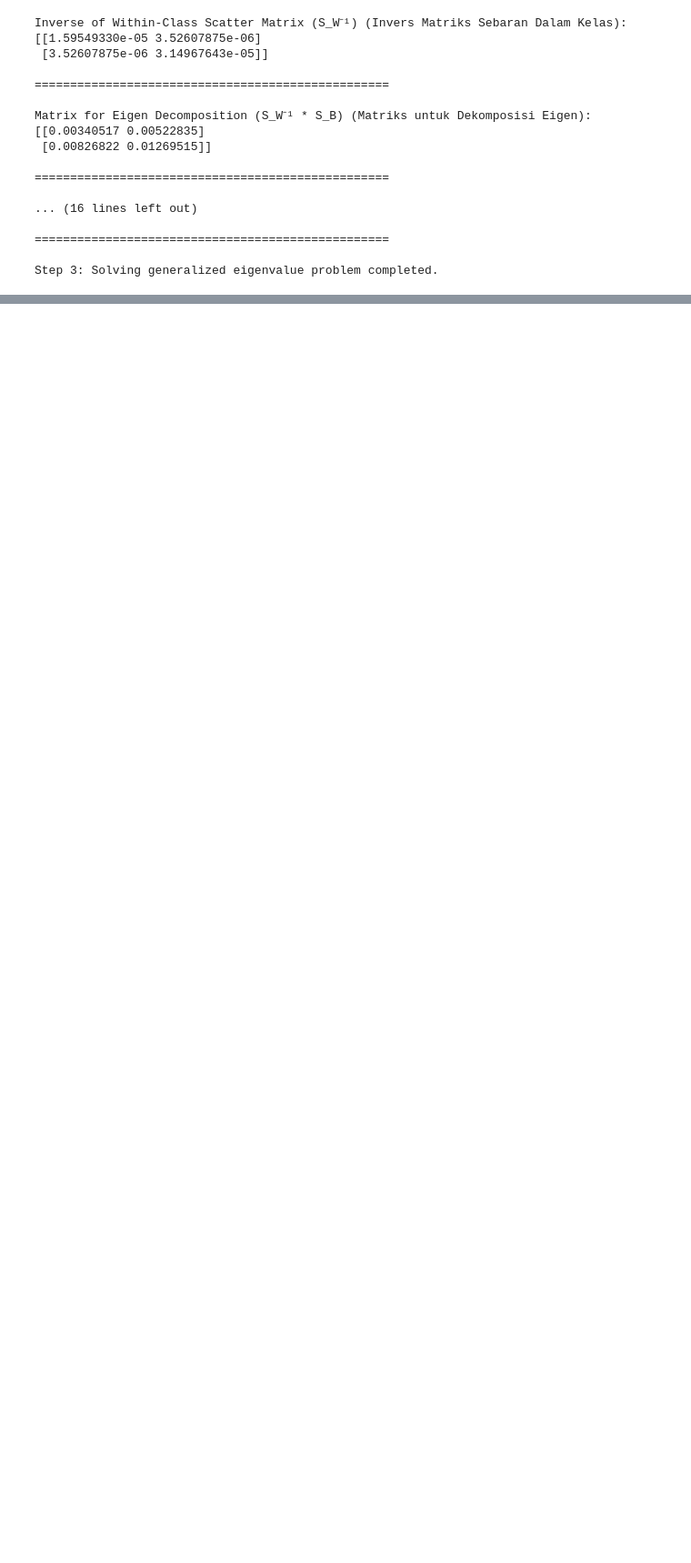
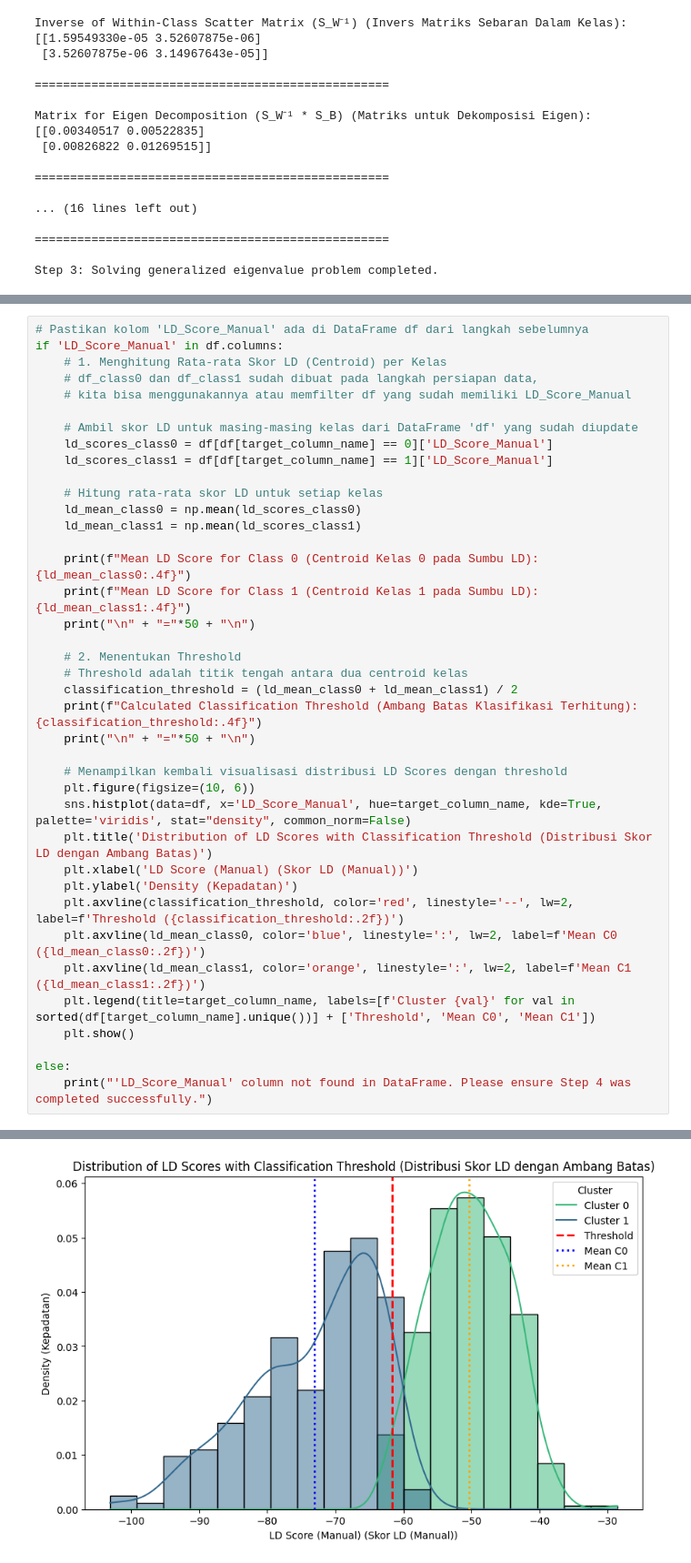
Before and after one commit to LatiefDataVisionary/multivariate-analysis-college-task, a Jupyter notebook: src/DiscriminantAnalysis_week12_manually.ipynb, the cells around one changed output, grey strips where cells are left out. Shown at 91% size. Cells and saved outputs as stored; diff of their text form; blank space fills up the shorter version.

```diff
--- a/src/DiscriminantAnalysis_week12_manually.ipynb
+++ b/src/DiscriminantAnalysis_week12_manually.ipynb
@@ -491,0 +581,40 @@ Step 3: Solving generalized eigenvalue problem completed.
+# %%
+# Pastikan kolom 'LD_Score_Manual' ada di DataFrame df dari langkah sebelumnya
+if 'LD_Score_Manual' in df.columns:
+    # 1. Menghitung Rata-rata Skor LD (Centroid) per Kelas
+    # df_class0 dan df_class1 sudah dibuat pada langkah persiapan data,
+    # kita bisa menggunakannya atau memfilter df yang sudah memiliki LD_Score_Manual
+
+    # Ambil skor LD untuk masing-masing kelas dari DataFrame 'df' yang sudah diupdate
+    ld_scores_class0 = df[df[target_column_name] == 0]['LD_Score_Manual']
+    ld_scores_class1 = df[df[target_column_name] == 1]['LD_Score_Manual']
+
+    # Hitung rata-rata skor LD untuk setiap kelas
+    ld_mean_class0 = np.mean(ld_scores_class0)
+    ld_mean_class1 = np.mean(ld_scores_class1)
+
+    print(f"Mean LD Score for Class 0 (Centroid Kelas 0 pada Sumbu LD): {ld_mean_class0:.4f}")
+    print(f"Mean LD Score for Class 1 (Centroid Kelas 1 pada Sumbu LD): {ld_mean_class1:.4f}")
+    print("\n" + "="*50 + "\n")
+
+    # 2. Menentukan Threshold
+    # Threshold adalah titik tengah antara dua centroid kelas
+    classification_threshold = (ld_mean_class0 + ld_mean_class1) / 2
+    print(f"Calculated Classification Threshold (Ambang Batas Klasifikasi Terhitung): {classification_threshold:.4f}")
+    print("\n" + "="*50 + "\n")
+
+    # Menampilkan kembali visualisasi distribusi LD Scores dengan threshold
+    plt.figure(figsize=(10, 6))
+    sns.histplot(data=df, x='LD_Score_Manual', hue=target_column_name, kde=True, palette='viridis', stat="density", common_norm=False)
+    plt.title('Distribution of LD Scores with Classification Threshold (Distribusi Skor LD dengan Ambang Batas)')
+    plt.xlabel('LD Score (Manual) (Skor LD (Manual))')
+    plt.ylabel('Density (Kepadatan)')
+    plt.axvline(classification_threshold, color='red', linestyle='--', lw=2, label=f'Threshold ({classification_threshold:.2f})')
+    plt.axvline(ld_mean_class0, color='blue', linestyle=':', lw=2, label=f'Mean C0 ({ld_mean_class0:.2f})')
+    plt.axvline(ld_mean_class1, color='orange', linestyle=':', lw=2, label=f'Mean C1 ({ld_mean_class1:.2f})')
+    plt.legend(title=target_column_name, labels=[f'Cluster {val}' for val in sorted(df[target_column_name].unique())] + ['Threshold', 'Mean C0', 'Mean C1'])
+    plt.show()
+
+else:
+    print("'LD_Score_Manual' column not found in DataFrame. Please ensure Step 4 was completed successfully.")
+# %% [output]
@@ -491,0 +629 @@ Step 3: Solving generalized eigenvalue problem completed.
+[figure, added]
```
Also changed, not shown: parts of 9 cells of this notebook.
